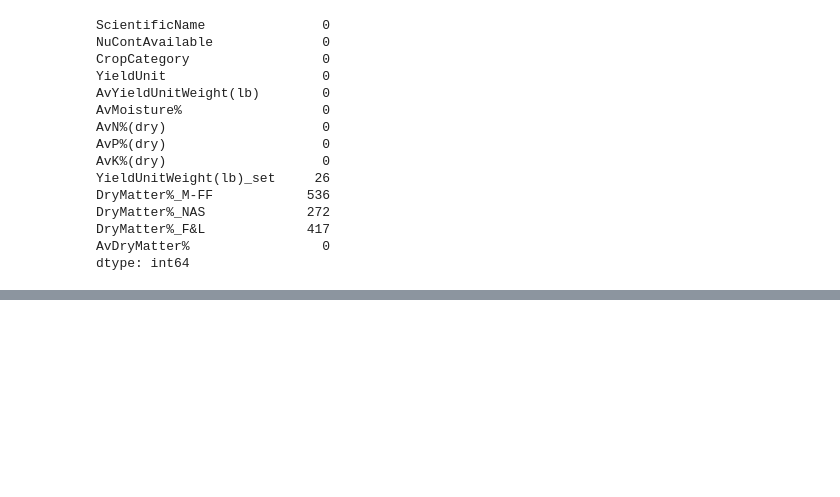
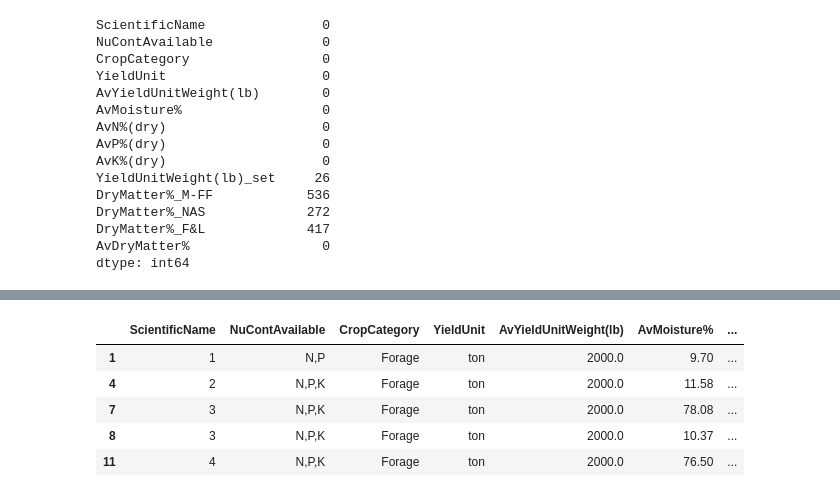
Before and after one commit to LaRola-vg/ProyectoSimulacion, a Jupyter notebook: PROYECTO DE SIMULACIÓN.ipynb, the cells around one changed output, grey strips where cells are left out. Cells and saved outputs as stored; diff of their text form; code cells hidden in the pictures; blank space fills up the shorter version.

```diff
--- a/PROYECTO DE SIMULACIÓN.ipynb
+++ b/PROYECTO DE SIMULACIÓN.ipynb
@@ -100,0 +218,9 @@ dtype: int64
+# %%
+dt.head()
+# %% [output]
+|  | ScientificName | NuContAvailable | CropCategory | YieldUnit | AvYieldUnitWeight(lb) | AvMoisture% | ... |
+| 1 | 1 | N,P | Forage | ton | 2000.0 | 9.70 | ... |
+| 4 | 2 | N,P,K | Forage | ton | 2000.0 | 11.58 | ... |
+| 7 | 3 | N,P,K | Forage | ton | 2000.0 | 78.08 | ... |
+| 8 | 3 | N,P,K | Forage | ton | 2000.0 | 10.37 | ... |
+| 11 | 4 | N,P,K | Forage | ton | 2000.0 | 76.50 | ... |
```
Also changed, not shown: parts of 16 cells of this notebook.
